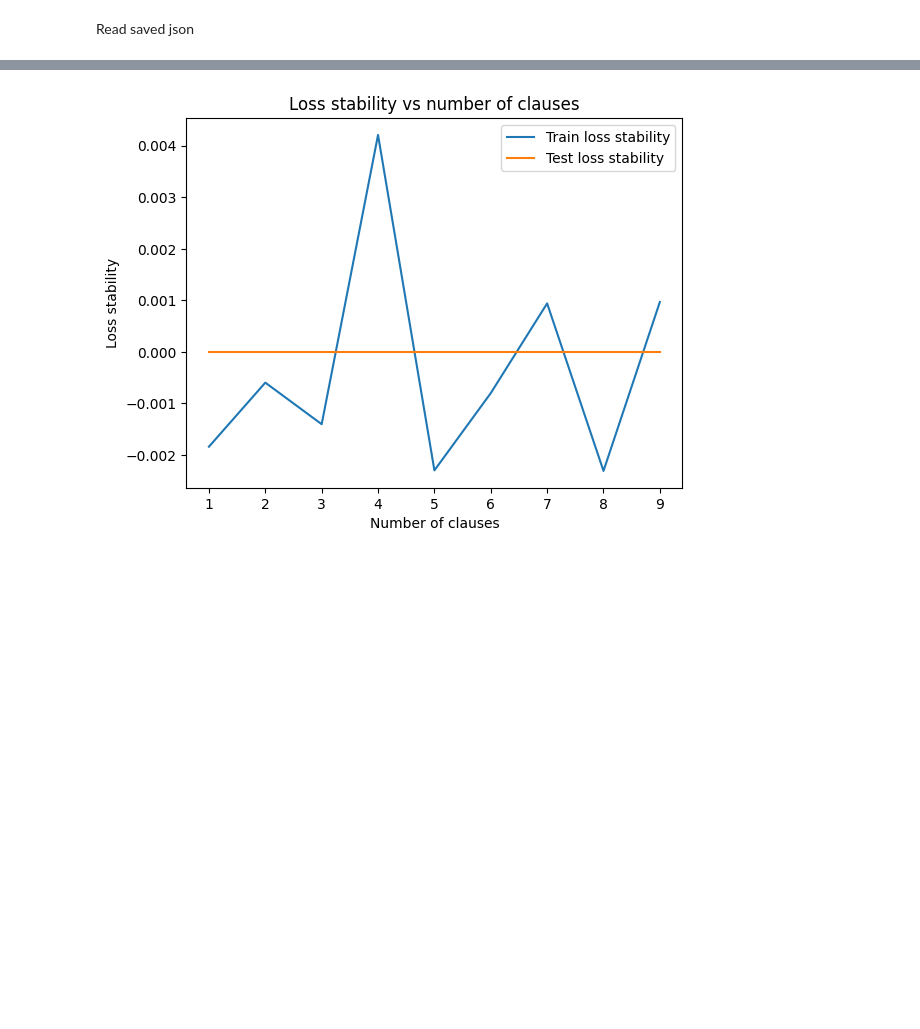
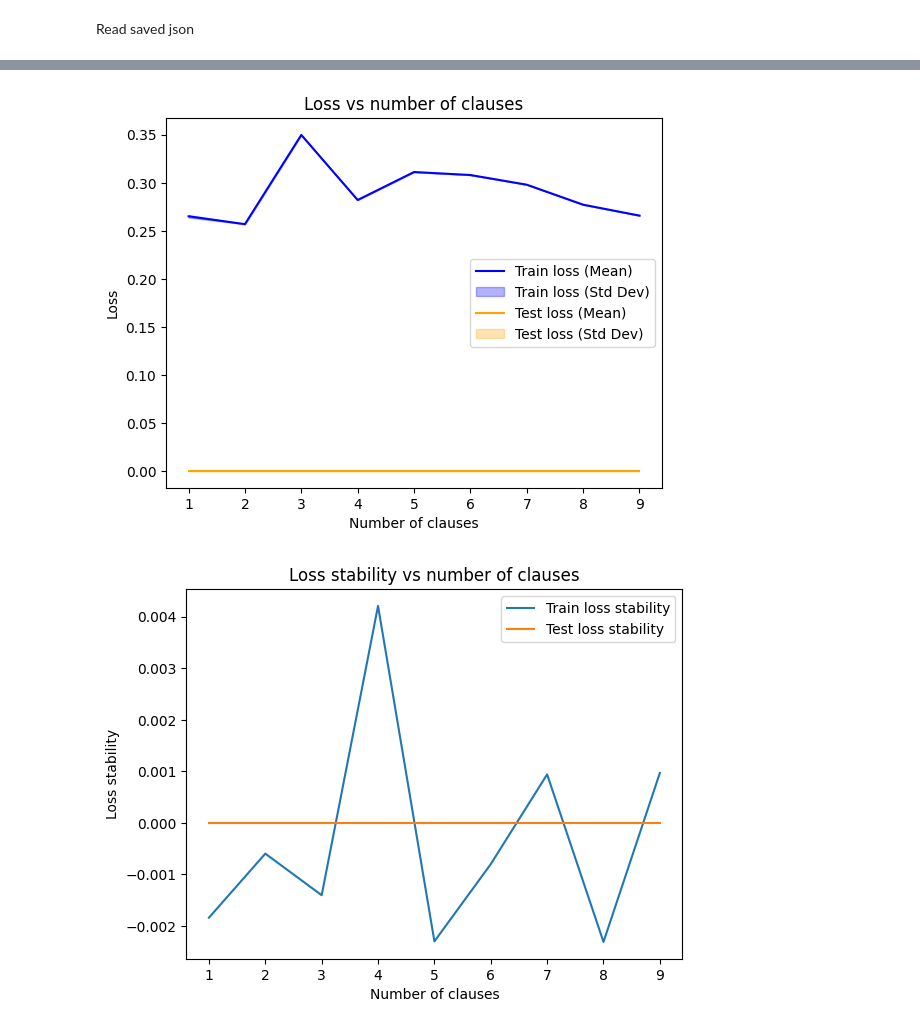
Before and after one commit to czhang2718/Neural-Computation, a Jupyter notebook: experiments/max_sparsity.ipynb, the cells around one changed output, grey strips where cells are left out. Cells and saved outputs as stored; diff of their text form; code cells hidden in the pictures; blank space fills up the shorter version.

```diff
--- a/experiments/max_sparsity.ipynb
+++ b/experiments/max_sparsity.ipynb
@@ -187,3 +241,39 @@ plt.show()
+# %%
+train_loss_std = [s["train_loss_stability"] for s in stats_std]
+test_loss_std = [s["test_loss_stability"] for s in stats_std]
+
+# Ensure data is in numpy arrays for easier calculations
+x_np = np.array(x)
+train_loss_np = np.array(train_loss)
+train_loss_std_np = np.array(train_loss_std)
+test_loss_np = np.array(test_loss)
+test_loss_std_np = np.array(test_loss_std)
+
+# Plot the mean train loss line
+plt.plot(x_np, train_loss_np, label='Train loss (Mean)', color='blue') # Assign color for clarity
+# Add the shaded standard deviation range for train loss
+plt.fill_between(x_np,
+                 train_loss_np - train_loss_std_np,
+                 train_loss_np + train_loss_std_np,
+                 alpha=0.3, color='blue', # Match color with the mean line
+                 label='Train loss (Std Dev)')
+
+# Plot the mean test loss line
+plt.plot(x_np, test_loss_np, label='Test loss (Mean)', color='orange') # Assign color for clarity
+# Add the shaded standard deviation range for test loss
+plt.fill_between(x_np,
+                 test_loss_np - test_loss_std_np,
+                 test_loss_np + test_loss_std_np,
+                 alpha=0.3, color='orange', # Match color with the mean line
+                 label='Test loss (Std Dev)')
+
+plt.xlabel("Number of clauses")
+plt.ylabel("Loss")
+plt.title("Loss vs number of clauses")
+plt.legend() # Show legend
+plt.show()
+# %% [output]
+[figure, added]
 # %%
 plt.plot(x, train_loss_stability)
 plt.plot(x, test_loss_stability)
```
Also changed, not shown: parts of 11 cells of this notebook, 9 other files.
